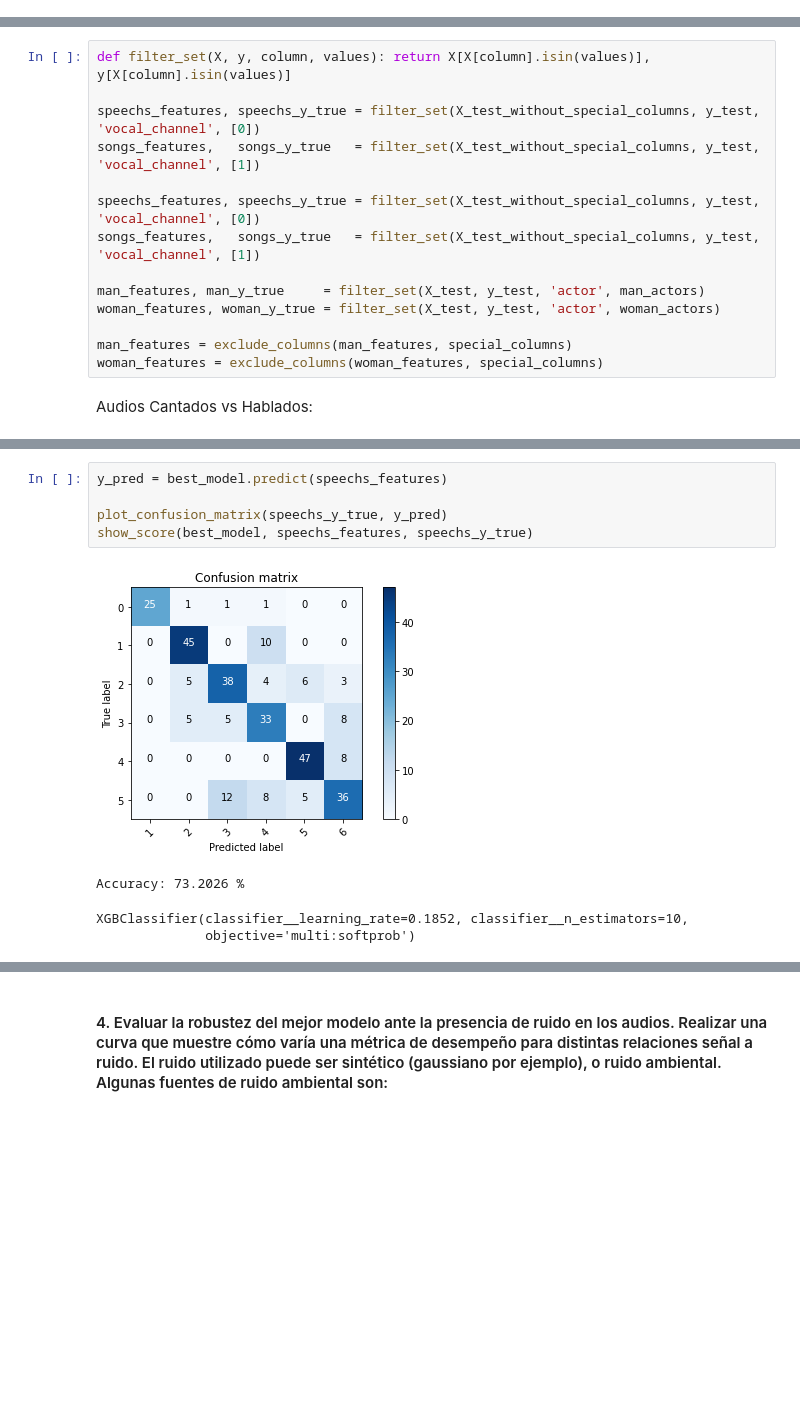
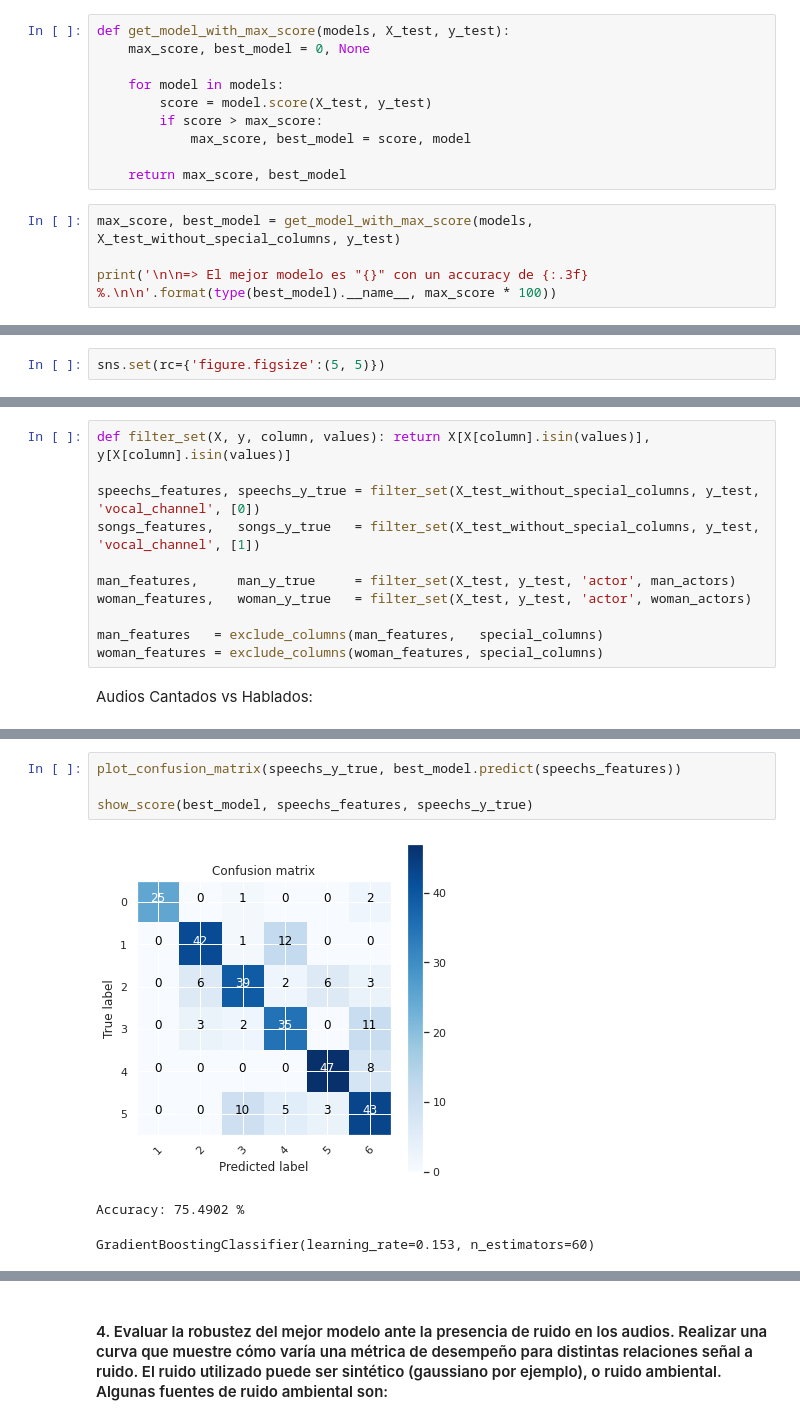
Before and after one commit to magistery-tps/aa-tp2, a Jupyter notebook: notebooks/tp2.ipynb, the cells around one changed output, grey strips where cells are left out. Saved outputs shown, nothing was run; the diff lists cells and outputs as text; blank space fills up the shorter version.

Commit message:
feat: select model automatically

```diff
--- a/notebooks/tp2.ipynb
+++ b/notebooks/tp2.ipynb
@@ -470,0 +515,14 @@ best_model = xgboost
+# %%
+def get_model_with_max_score(models, X_test, y_test):
+    max_score, best_model = 0, None
+
+    for model in models:
+        score = model.score(X_test, y_test)
+        if score > max_score:
+            max_score, best_model = score, model
+
+    return max_score, best_model
+# %%
+max_score, best_model = get_model_with_max_score(models, X_test_without_special_columns, y_test)
+
+print('\n\n=> El mejor modelo es "{}" con un accuracy de {:.3f} %.\n\n'.format(type(best_model).__name__, max_score * 100))
@@ -471,3 +533,5 @@ best_model = xgboost
+# %%
+sns.set(rc={'figure.figsize':(5, 5)})
 # %%
 y_pred = best_model.predict(X_test_without_special_columns)
 plot_confusion_matrix(y_test, y_pred)
@@ -482,13 +546,10 @@ def filter_set(X, y, column, values): return X[X[column].isin(values)], y[X[colu
 speechs_features, speechs_y_true = filter_set(X_test_without_special_columns, y_test, 'vocal_channel', [0])
 songs_features,   songs_y_true   = filter_set(X_test_without_special_columns, y_test, 'vocal_channel', [1])
 
-speechs_features, speechs_y_true = filter_set(X_test_without_special_columns, y_test, 'vocal_channel', [0])
-songs_features,   songs_y_true   = filter_set(X_test_without_special_columns, y_test, 'vocal_channel', [1])
+man_features,     man_y_true     = filter_set(X_test, y_test, 'actor', man_actors)
+woman_features,   woman_y_true   = filter_set(X_test, y_test, 'actor', woman_actors)
 
-man_features, man_y_true     = filter_set(X_test, y_test, 'actor', man_actors)
-woman_features, woman_y_true = filter_set(X_test, y_test, 'actor', woman_actors)
-
-man_features = exclude_columns(man_features, special_columns)
+man_features   = exclude_columns(man_features,   special_columns)
 woman_features = exclude_columns(woman_features, special_columns)
 # %% [markdown]
 Audios Cantados vs Hablados:
@@ -495,10 +558,8 @@ Audios Cantados vs Hablados:
 # %%
-y_pred = best_model.predict(speechs_features)
+plot_confusion_matrix(speechs_y_true, best_model.predict(speechs_features))
 
-plot_confusion_matrix(speechs_y_true, y_pred)
 show_score(best_model, speechs_features, speechs_y_true)
 # %% [output]
-[figure, old version]
+[figure, new version]
-Accuracy: 73.2026 %
+Accuracy: 75.4902 %
-XGBClassifier(classifier__learning_rate=0.1852, classifier__n_estimators=10,
-              objective='multi:softprob')
+GradientBoostingClassifier(learning_rate=0.153, n_estimators=60)
```
Also changed, not shown: parts of 46 cells of this notebook, 1 other file.
